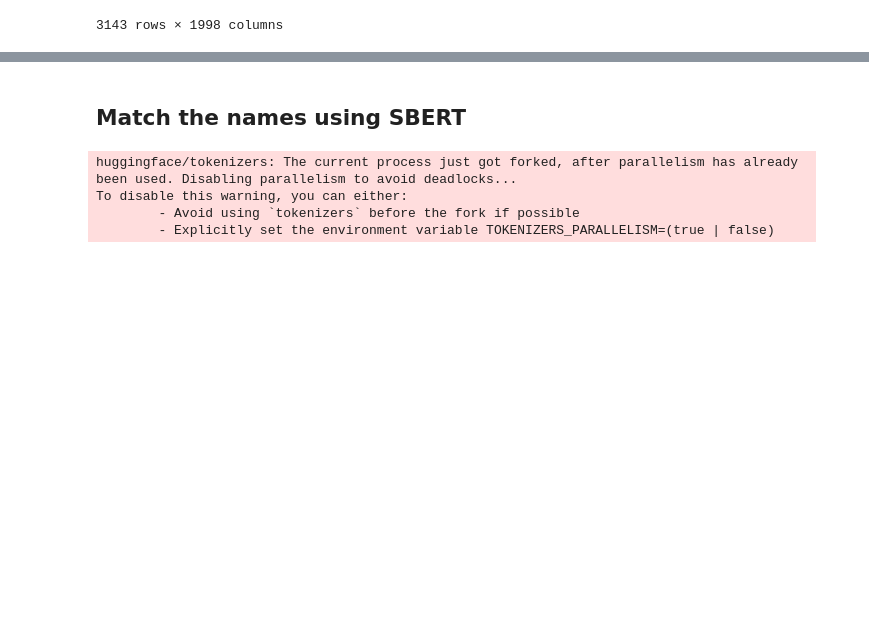
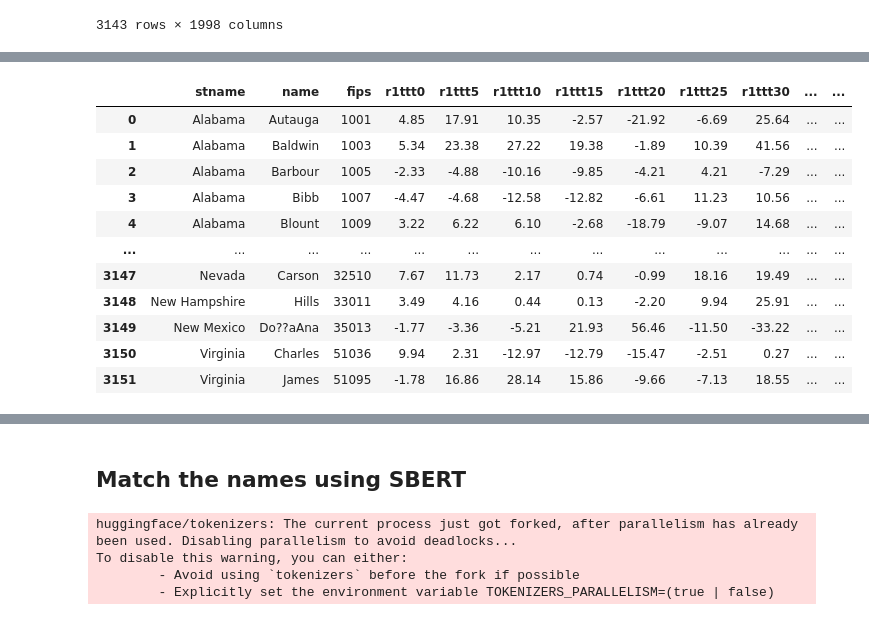
Before and after one commit to tonyluocpu/CVD-ML-project, a Jupyter notebook: Nov_old_datasets/all_three_datasets.ipynb, the cells around one changed output, grey strips where cells are left out. Saved outputs shown, nothing was run; the diff lists cells and outputs as text; code cells hidden in the pictures; blank space fills up the shorter version.

Commit message:
final big dataset

```diff
--- a/Nov_old_datasets/all_three_datasets.ipynb
+++ b/Nov_old_datasets/all_three_datasets.ipynb
@@ -40,3 +66,5 @@ wiki
+# %%
+wiki = wiki_df
 # %%
 data = pd.read_csv("original_dataset.csv")
 data
@@ -75,7 +104,3 @@ data
 | 3141 | 56washakie | NaN | NaN | NaN | NaN | ... |
 | 3142 | 56weston | 2.9 | NaN | NaN | NaN | ... |
 3143 rows × 1998 columns
-# %%
-wiki = wiki.sort_values(by = "County [2]")
-wiki["County [2]"] = wiki["County [2]"].str.lower()
-len(wiki.columns)
@@ -84,6 +106,0 @@ len(wiki.columns)
-# %%
-wiki['fips_county'] = wiki['FIPS'].astype(str).str[:2] + wiki['County [2]']
-wiki["fips_county"]
-wiki = wiki.sort_values(by="fips_county")
-wiki['fips_county'] = wiki['fips_county'].str.replace(r'\[\d+\]', '', regex=True)
-wiki
@@ -134,6 +178,6 @@ immi
 # %%
-print("Unique fips_county in immi:", immi['fips_county'].nunique())
-print("Unique fips_county in wiki:", wiki['fips_county'].nunique())
-immi['fips_county'] = immi['fips_county'].str.lower().str.strip()
-wiki['fips_county'] = wiki['fips_county'].str.lower().str.strip()
+print("Unique fips_county in immi:", immi['Code'].nunique())
+print("Unique fips_county in wiki:", wiki['Code'].nunique())
+immi['Code'] = immi['Code'].str.lower().str.strip()
+wiki['Code'] = wiki['Code'].str.lower().str.strip()
 # %% [output]
@@ -190,0 +234,55 @@ Entries in immi not in wiki:
+# %%
+# Perform inner merge on the `Code` column
+merged_data = pd.merge(immi, wiki, on="Code", how="inner")
+print("Number of rows after inner merge:", merged_data.shape)
+
+# Identify unmatched rows
+immi_not_in_wiki = immi[~immi["Code"].isin(wiki["Code"])]
+wiki_not_in_immi = wiki[~wiki["Code"].isin(immi["Code"])]
+
+print("Entries in immi not in wiki:", immi_not_in_wiki["Code"].unique())
+print("Entries in wiki not in immi:", wiki_not_in_immi["Code"].unique())
+
+# Manual mapping for unmatched rows
+replacement_mapping = {
+    "02aleutianswestcensusarea": "02aleutianswest",
+    "02anchoragemunicipality": "02anchorage",
+    "02bethelcensusarea": "02bethel",
+    "02dillinghamcensusarea": "02dillingham",
+    "02chugach-copperrivercombinedarea": "02valdez-cordova",
+    "02juneaucityand": "02juneau",
+    "02kusilvakcensusarea": "02wadehampton",  # Historical rename
+    "02nomecensusarea": "02nome",
+    "02petersburg-princeofwales-hyder-wrangellcombinedarea": "02princeofwales-hyder",
+    "02sitkacityand": "02sitka",
+    "02skagway-hoonah-angooncombinedarea": "02hoonah-angoon",
+    "02southeastfairbankscensusarea": "02southeastfairbanks",
+    "02yakutatcityand": "02yakutat",
+    "02yukon-koyukukcensusarea": "02yukon-koyukuk",
+    "12hills": "12hillsborough",
+    "15hawaii": "15hawaiʻi",
+    "15kauai": "15kauaʻi",
+    "32carson": "32carsoncity",
+    "33hills": "33hillsborough",
+    "35do??aana": "35donaana",
+    "51charles": "51charlescity",
+    "51james": "51jamescity"
+}
+
+# Apply replacement mapping to immi unmatched rows
+immi_not_in_wiki["Code"] = immi_not_in_wiki["Code"].replace(replacement_mapping)
+
+# Filter out any remaining unmatched rows after replacements
+unmatched_after_mapping = immi_not_in_wiki[~immi_not_in_wiki["Code"].isin(wiki["Code"])]
+print("Remaining unmatched rows after mapping:", unmatched_after_mapping.shape)
+
+# Re-merge after applying replacements
+mapped_merge = pd.merge(immi_not_in_wiki, wiki, on="Code", how="inner")
+
+# Combine the original merged data with newly mapped rows
+final_merged = pd.concat([merged_data, mapped_merge], ignore_index=True)
+
+# Display final dataset summary
+print("Final merged dataset shape:", final_merged.shape)
+final_merged
+# %% [output]
@@ -190,0 +311,12 @@ Entries in immi not in wiki:
+|  | stname | name | fips | r1ttt0 | r1ttt5 | r1ttt10 | r1ttt15 | r1ttt20 | r1ttt25 | r1ttt30 | ... | ... |
+| 0 | Alabama | Autauga | 1001 | 4.85 | 17.91 | 10.35 | -2.57 | -21.92 | -6.69 | 25.64 | ... | ... |
+| 1 | Alabama | Baldwin | 1003 | 5.34 | 23.38 | 27.22 | 19.38 | -1.89 | 10.39 | 41.56 | ... | ... |
+| 2 | Alabama | Barbour | 1005 | -2.33 | -4.88 | -10.16 | -9.85 | -4.21 | 4.21 | -7.29 | ... | ... |
+| 3 | Alabama | Bibb | 1007 | -4.47 | -4.68 | -12.58 | -12.82 | -6.61 | 11.23 | 10.56 | ... | ... |
+| 4 | Alabama | Blount | 1009 | 3.22 | 6.22 | 6.10 | -2.68 | -18.79 | -9.07 | 14.68 | ... | ... |
+| ... | ... | ... | ... | ... | ... | ... | ... | ... | ... | ... | ... | ... |
+| 3147 | Nevada | Carson | 32510 | 7.67 | 11.73 | 2.17 | 0.74 | -0.99 | 18.16 | 19.49 | ... | ... |
+| 3148 | New Hampshire | Hills | 33011 | 3.49 | 4.16 | 0.44 | 0.13 | -2.20 | 9.94 | 25.91 | ... | ... |
+| 3149 | New Mexico | Do??aAna | 35013 | -1.77 | -3.36 | -5.21 | 21.93 | 56.46 | -11.50 | -33.22 | ... | ... |
+| 3150 | Virginia | Charles | 51036 | 9.94 | 2.31 | -12.97 | -12.79 | -15.47 | -2.51 | 0.27 | ... | ... |
+| 3151 | Virginia | James | 51095 | -1.78 | 16.86 | 28.14 | 15.86 | -9.66 | -7.13 | 18.55 | ... | ... |
```
Also changed, not shown: parts of 32 cells of this notebook, 9 other files.
